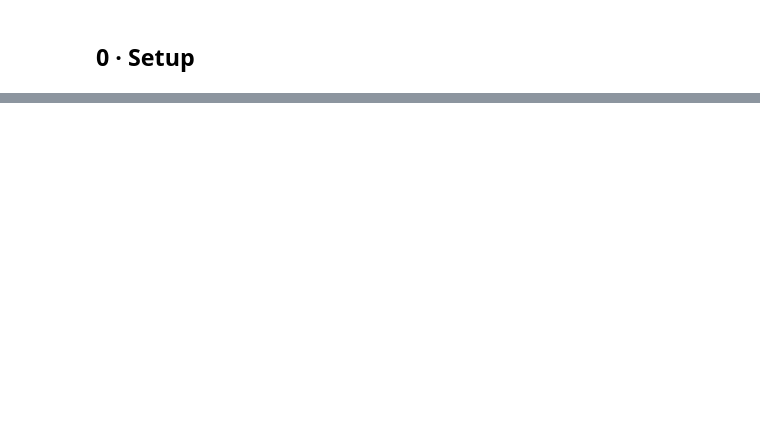
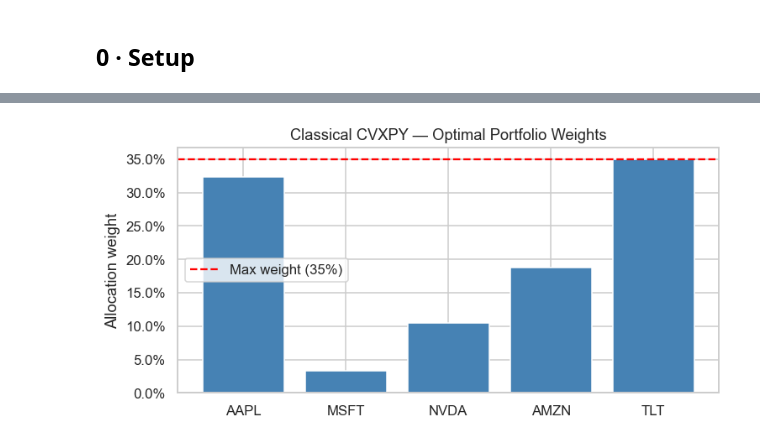
Before and after one commit to Nadav138/QApp, a Jupyter notebook: notebooks/quantum_portfolio_tutorial.ipynb, the cells around one changed output, grey strips where cells are left out. Cells and saved outputs as stored; diff of their text form; code cells hidden in the pictures; blank space fills up the shorter version.

```diff
--- a/notebooks/quantum_portfolio_tutorial.ipynb
+++ b/notebooks/quantum_portfolio_tutorial.ipynb
@@ -530,0 +281,15 @@ Cholesky. The theoretical quantum advantage (`O(log n · κ²)` vs `O(n · κ)`)
+# %%
+if cls_ok:
+    fig, ax = plt.subplots(figsize=(7, 3.5))
+    colors = ["steelblue" if w >= 0 else "tomato" for w in w_cls]
+    ax.bar(assets, w_cls, color=colors, edgecolor="white")
+    ax.axhline(CONFIG["max_weight"], color="red", linestyle="--",
+               label=f"Max weight ({CONFIG['max_weight']:.0%})")
+    ax.set_ylabel("Allocation weight")
+    ax.yaxis.set_major_formatter(mtick.PercentFormatter(1.0))
+    ax.set_title("Classical CVXPY — Optimal Portfolio Weights")
+    ax.legend()
+    plt.tight_layout()
+    plt.show()
+# %% [output]
+[figure, added]
```
Also changed, not shown: parts of 56 cells of this notebook.
